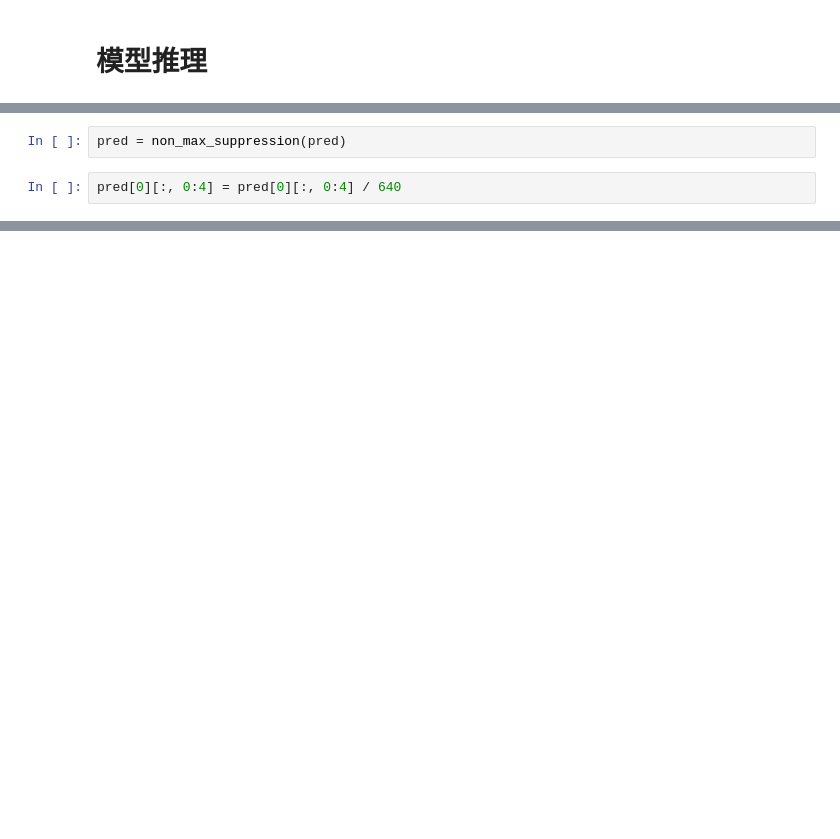
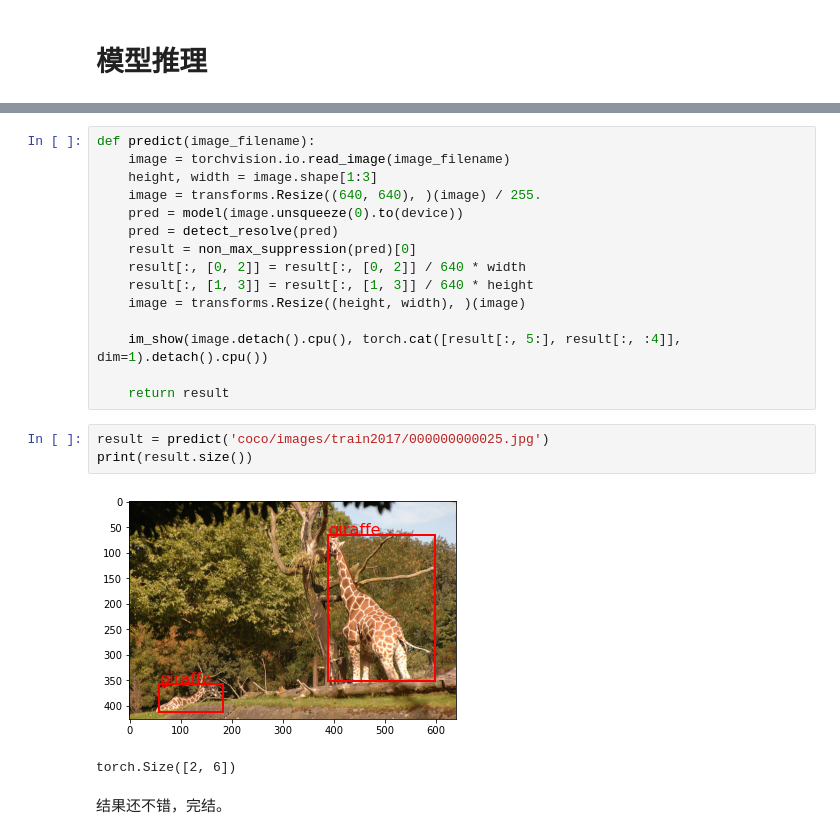
Before and after one commit to iioSnail/pytorch_deep_learning_examples, a Jupyter notebook: 101_object_detection_yolov3.ipynb, the cells around one changed output, grey strips where cells are left out. Cells and saved outputs as stored; diff of their text form; blank space fills up the shorter version.

```diff
--- a/101_object_detection_yolov3.ipynb
+++ b/101_object_detection_yolov3.ipynb
@@ -1063,4 +1060,0 @@ pred = detect_resolve(pred)[0]
-# %%
-pred = non_max_suppression(pred)
-# %%
-pred[0][:, 0:4] = pred[0][:, 0:4] / 640
@@ -1077,0 +1079,23 @@ tensor([[1.0134e-01, 3.2626e-01, 2.2853e-01, 4.1792e-01, 7.3974e-01, 7.0000e+01]
+# %%
+def predict(image_filename):
+    image = torchvision.io.read_image(image_filename)
+    height, width = image.shape[1:3]
+    image = transforms.Resize((640, 640), )(image) / 255.
+    pred = model(image.unsqueeze(0).to(device))
+    pred = detect_resolve(pred)
+    result = non_max_suppression(pred)[0]
+    result[:, [0, 2]] = result[:, [0, 2]] / 640 * width
+    result[:, [1, 3]] = result[:, [1, 3]] / 640 * height
+    image = transforms.Resize((height, width), )(image)
+
+    im_show(image.detach().cpu(), torch.cat([result[:, 5:], result[:, :4]], dim=1).detach().cpu())
+
+    return result
+# %%
+result = predict('coco/images/train2017/000000000025.jpg')
+print(result.size())
+# %% [output]
+[figure, added]
+torch.Size([2, 6])
+# %% [markdown]
+结果还不错，完结。
```
Also changed, not shown: parts of 55 cells of this notebook.
